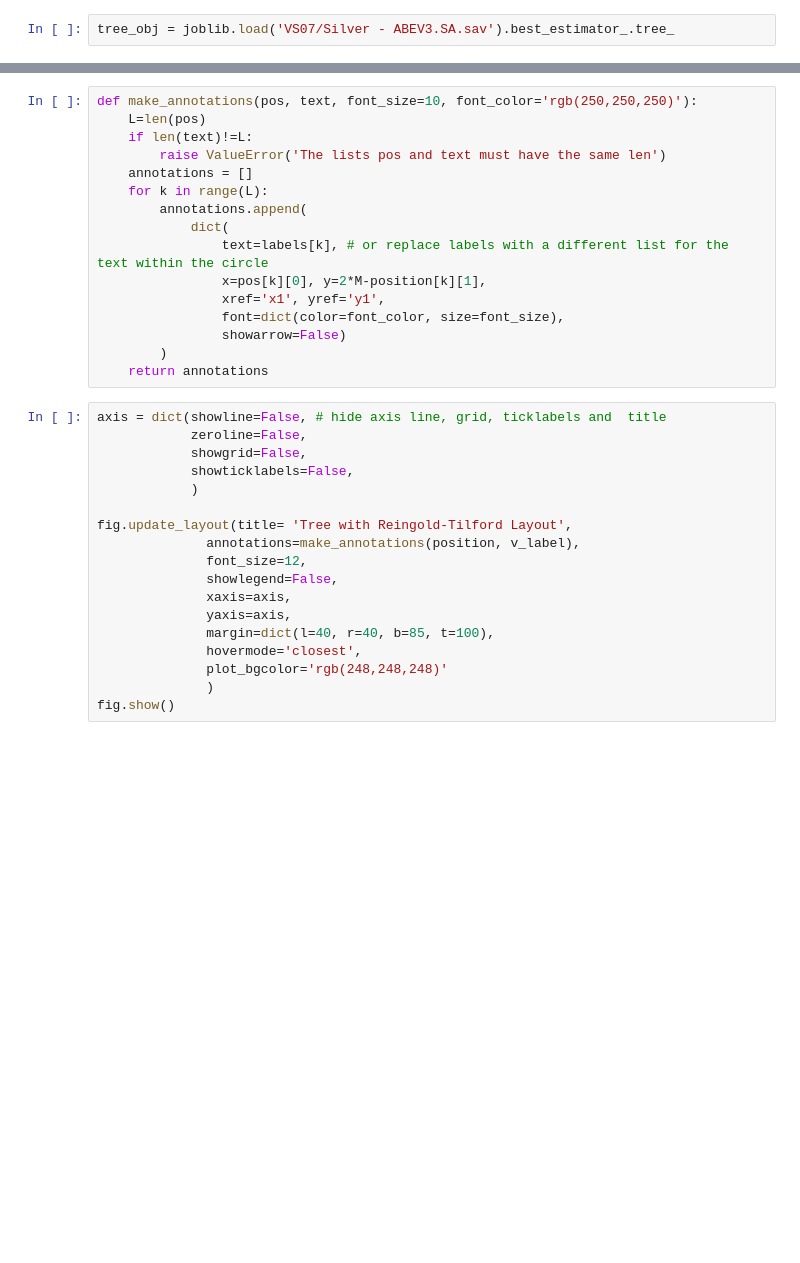
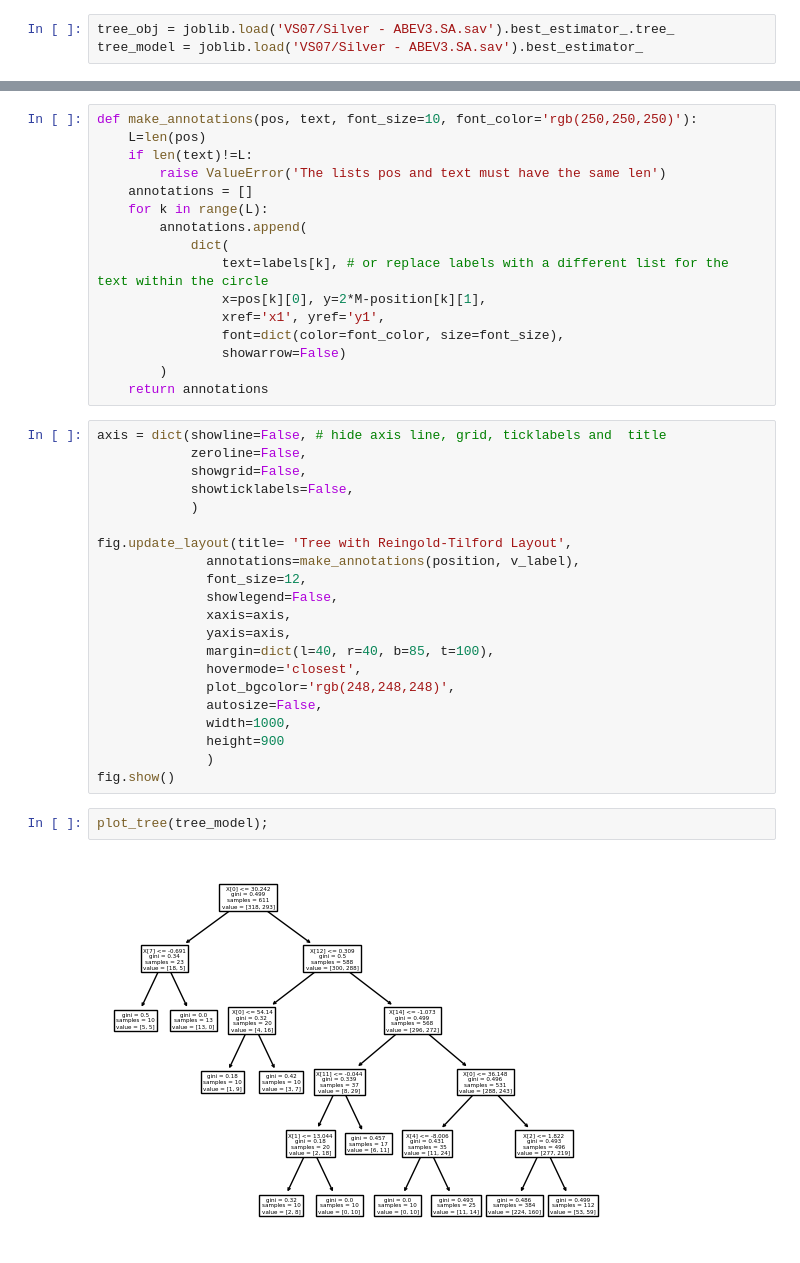
Before and after one commit to vsuguimoto/aurum, a Jupyter notebook: notebooks/VS07-TreePlotWithPlotly.ipynb, the cells around one changed output, grey strips where cells are left out. Cells and saved outputs as stored; diff of their text form; blank space fills up the shorter version.

```diff
--- a/notebooks/VS07-TreePlotWithPlotly.ipynb
+++ b/notebooks/VS07-TreePlotWithPlotly.ipynb
@@ -59,3 +59,4 @@ Referência:
 - Modelos de arvore possuem o objeto Tree sobre o capô, podendo ser acessado através do atributo tree_ de um modleo pré carregado.
 # %%
 tree_obj = joblib.load('VS07/Silver - ABEV3.SA.sav').best_estimator_.tree_
+tree_model = joblib.load('VS07/Silver - ABEV3.SA.sav').best_estimator_
@@ -206,6 +184,13 @@ fig.update_layout(title= 'Tree with Reingold-Tilford Layout',
               yaxis=axis,
               margin=dict(l=40, r=40, b=85, t=100),
               hovermode='closest',
-              plot_bgcolor='rgb(248,248,248)'
+              plot_bgcolor='rgb(248,248,248)',
+              autosize=False,
+              width=1000,
+              height=900
               )
 fig.show()
+# %%
+plot_tree(tree_model);
+# %% [output]
+[figure, added]
```
Also changed, not shown: parts of 14 cells of this notebook.
